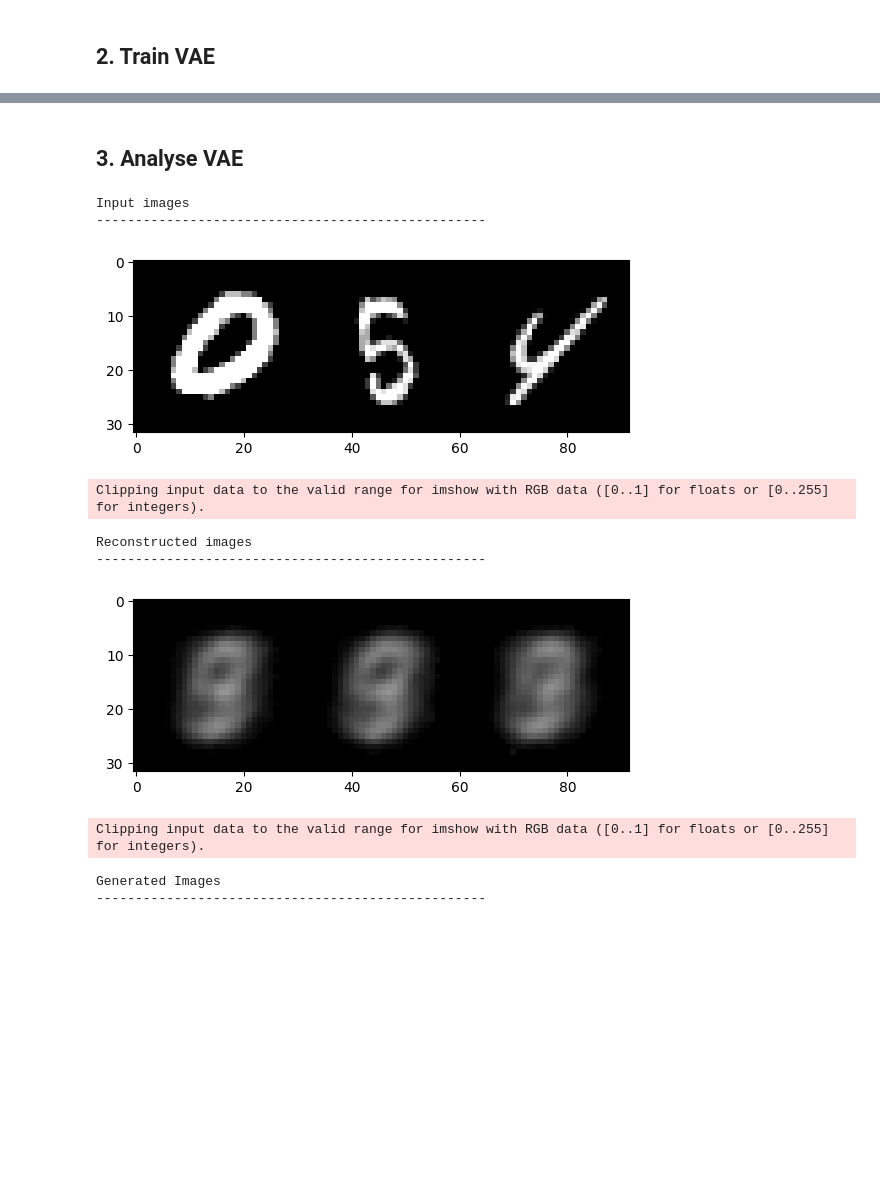
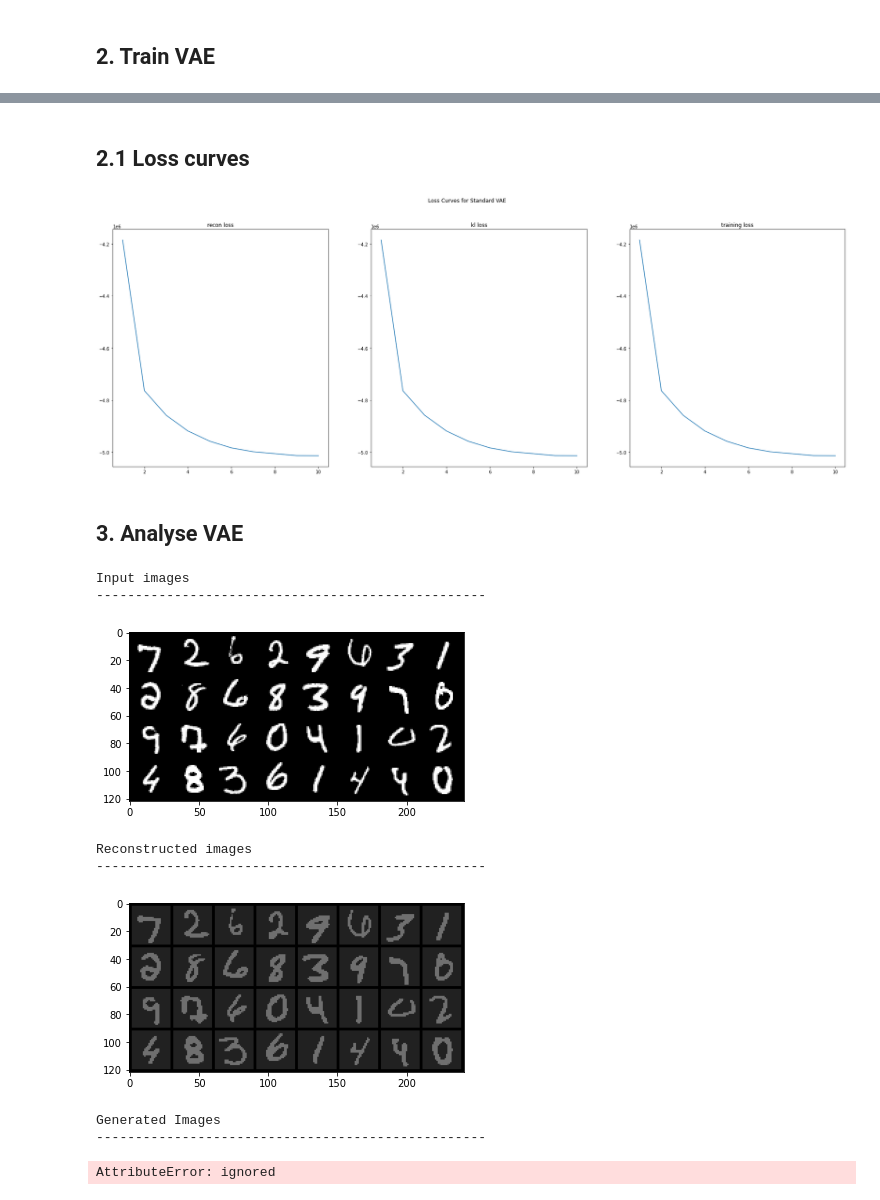
Before and after one commit to hugo-dugdale/federated_VAE_MNIST, a Jupyter notebook: VAE.ipynb, the cells around one changed output, grey strips where cells are left out. Cells and saved outputs as stored; diff of their text form; code cells hidden in the pictures; blank space fills up the shorter version.

```diff
--- a/VAE.ipynb
+++ b/VAE.ipynb
@@ -6,6 +6,7 @@
 # Imports
 import copy
 import torch
+import tqdm
 import torch.nn as nn
 import torch.nn.functional as F
 import numpy as np
@@ -48,20 +49,22 @@ def federated_averaging(models, n_obs_per_client):
 
     return avg_model
 
-def loss_plot(epochs, loss):
+def loss_plot(epochs, loss, axs=False):
     """ Plot loss curve."""
-    plt.plot(epochs, loss)
-    plt.show()
+    if axs:
+      axs.plot(epochs, loss)
+    else:
+      plt.plot(epochs, loss)
 
 def show(img):
     npimg = img.cpu().numpy()
     plt.imshow(np.transpose(npimg, (1,2,0)))
 
-def denorm(x):
+def denorm(x, mean, std):
     """
     Function to reverse the normalization so that we can visualise the outputs
     """
-    unnormalize = transforms.Normalize((0,), (1,))
+    unnormalize = transforms.Normalize((-mean / std).tolist(), (1.0 / std).tolist())
     x = unnormalize(x)
     return x
 # %% [markdown]
@@ -288,3 +300,14 @@ loss_plot(np.linspace(1, N_EPOCHS, N_EPOCHS).astype(int), epoch_loss)
+# %% [markdown]
+## **2.1 Loss curves**
+# %%
+# Loss plots
+fig, axs = plt.subplots(1,3, figsize=(30,10))
+plt.suptitle("Loss Curves for Standard VAE")
+for i, k in enumerate(losses):
+  loss_plot(np.linspace(1, N_EPOCHS, N_EPOCHS).astype(int), losses[k], axs=axs[i])
+  axs[i].set_title(f"{k} loss")
+# %% [output]
+[figure, added]
 # %% [markdown]
 ## **3. Analyse VAE**
 # %%
@@ -292,47 +315,47 @@ loss_plot(np.linspace(1, N_EPOCHS, N_EPOCHS).astype(int), epoch_loss)
 print('Input images')
 print('-'*50)
 sample_inputs, _ = next(iter(test_loader))
 fixed_input = sample_inputs[0:32, :, :, :]
-img = make_grid(denorm(fixed_input), nrow=8, padding=2, normalize=False,
+img = make_grid(denorm(fixed_input, mean, std), nrow=8, padding=2, normalize=False,
                 range=None, scale_each=False, pad_value=0)
 show(img)
 plt.show()
 
 
 print('Reconstructed images')
 print('-'*50)
+CompVAE.eval()
 with torch.no_grad():
     # Visualize the reconstructed images of the last batch of test set
-    fixed_input = fixed_input.view(batch_size, N_FEATURES).to(device)
-    recon_batch = StandardVAE(fixed_input)
+    fixed_input = fixed_input.to(device)
+    recon_batch = CompVAE(fixed_input)
     recon_batch = recon_batch[0].cpu()
-    recon_batch = recon_batch.view(batch_size, 1, 28, 28)
-    recon_batch = make_grid(denorm(recon_batch), nrow=8, padding=2, normalize=False,
+    recon_batch = recon_batch.view(recon_batch.shape[0], 1, 28, 28)
+    recon_batch = make_grid(denorm(recon_batch, mean, std), nrow=8, padding=2, normalize=False,
                             range=None, scale_each=False, pad_value=0)
     show(recon_batch)
     plt.show()
 
 print('Generated Images')
 print('-'*50)
-StandardVAE.eval()
+CompVAE.eval()
 n_samples = 256
-z = torch.randn(n_samples, 5).to(device)
+z = torch.randn(n_samples, LATENT_DIM).to(device)
 with torch.no_grad():
-    samples = StandardVAE.decode(z)
+    samples = CompVAE.decode(z)
     samples = samples.view(n_samples, 1, 28, 28)
     samples = samples.cpu()
-    samples = make_grid(denorm(samples), nrow=16, padding=2, normalize=False,
+    samples = make_grid(denorm(samples, mean, std), nrow=16, padding=2, normalize=False,
                             range=None, scale_each=False, pad_value=0)
     plt.figure(figsize = (8,8))
     show(samples)
 # %% [output]
 Input images
 --------------------------------------------------
-[figure, old version]
+[figure, new version]
-Clipping input data to the valid range for imshow with RGB data ([0..1] for floats or [0..255] for integers).
+Reconstructed images
+--------------------------------------------------
+[figure, new version]
-Reconstructed images
+Generated Images
 --------------------------------------------------
-[figure, old version]
-Clipping input data to the valid range for imshow with RGB data ([0..1] for floats or [0..255] for integers).
+AttributeError: ignored
-Generated Images
---------------------------------------------------
```
Also changed, not shown: parts of 8 cells of this notebook.
